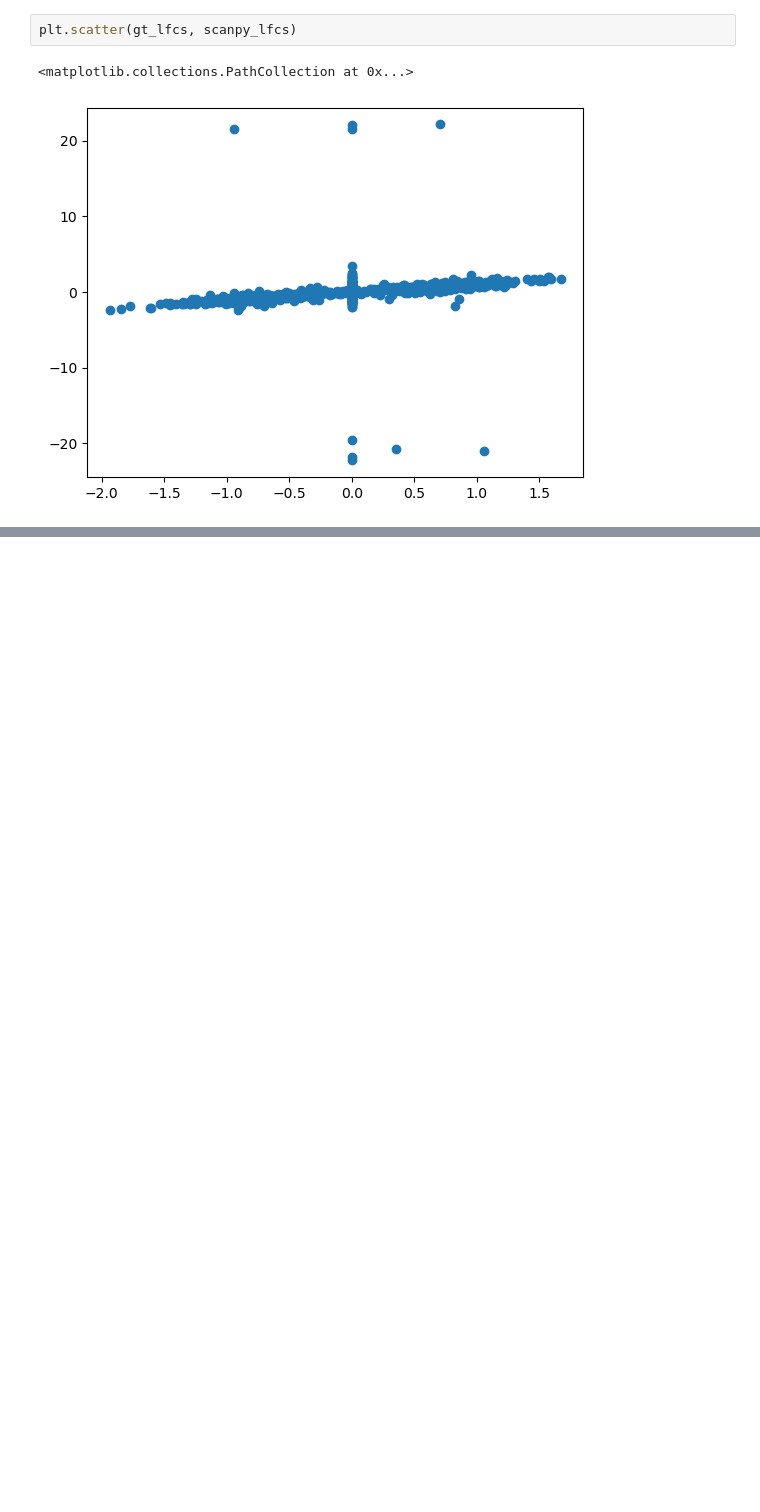
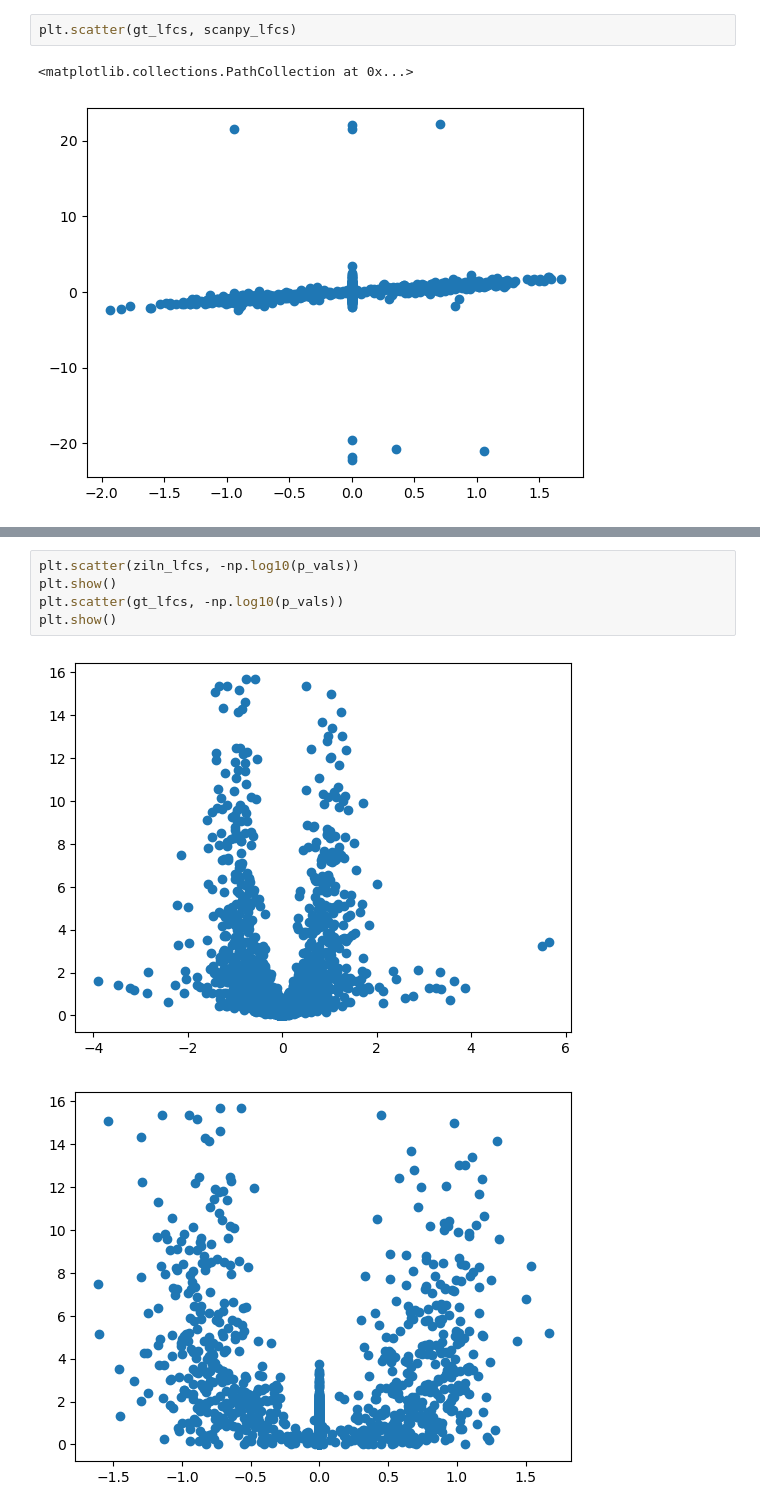
Before and after one commit to okviman/DE-ZILN, a Jupyter notebook: notebooks/splatter_lfc.ipynb, the cells around one changed output, grey strips where cells are left out. Cells and saved outputs as stored; diff of their text form; blank space fills up the shorter version.

```diff
--- a/notebooks/splatter_lfc.ipynb
+++ b/notebooks/splatter_lfc.ipynb
@@ -205,0 +301,8 @@ plt.show()
+# %%
+plt.scatter(ziln_lfcs, -np.log10(p_vals))
+plt.show()
+plt.scatter(gt_lfcs, -np.log10(p_vals))
+plt.show()
+# %% [output]
+[figure, added]
+[figure, added]
```
Also changed, not shown: parts of 14 cells of this notebook, 1 other file.
